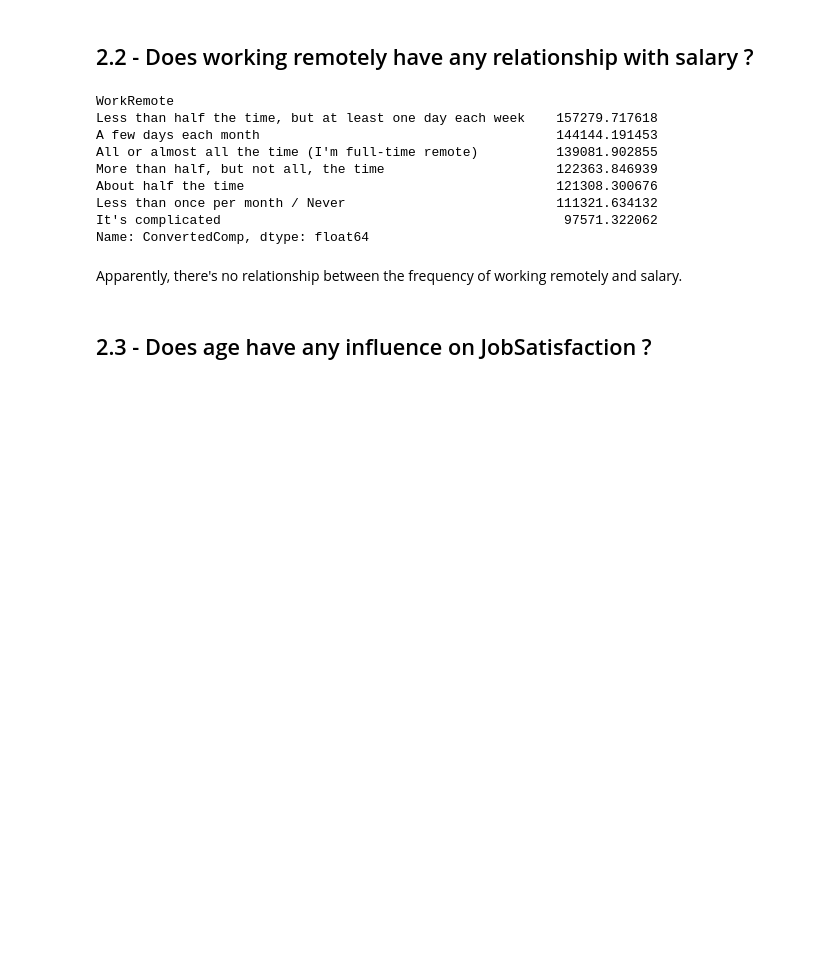
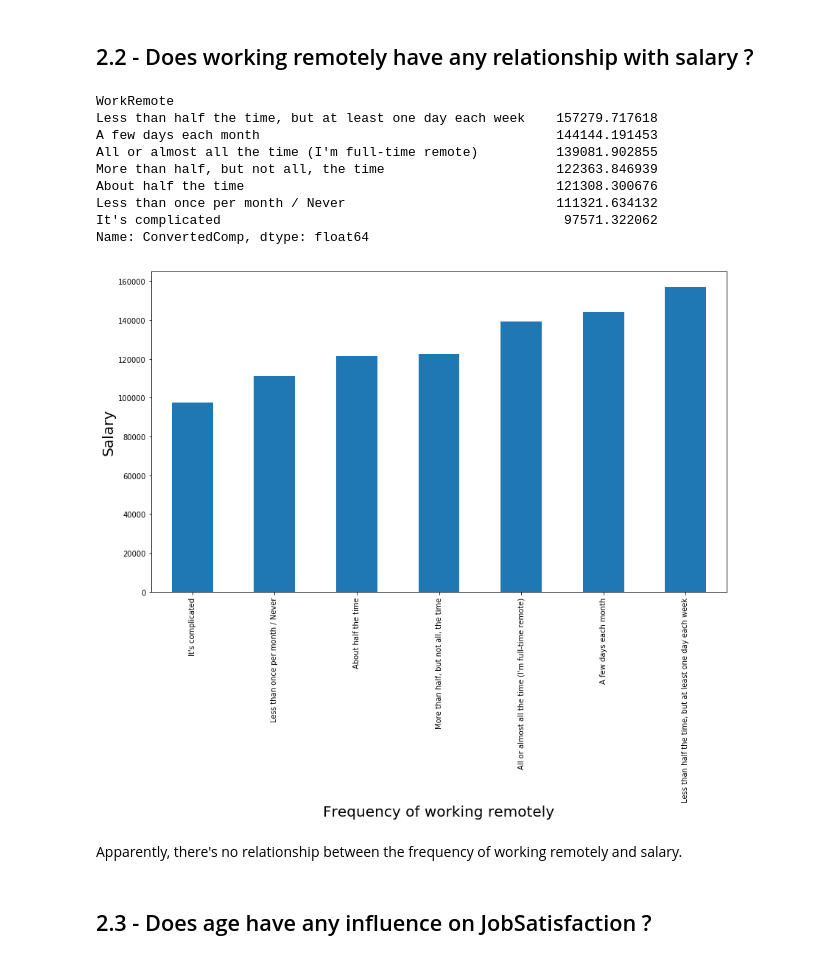
Before and after one commit to Eugeniobr/Project1, a Jupyter notebook: project_1_nb .ipynb, the cells around one changed output. Cells and saved outputs as stored; diff of their text form; code cells hidden in the pictures; blank space fills up the shorter version.

```diff
--- a/project_1_nb .ipynb
+++ b/project_1_nb .ipynb
@@ -209,6 +208,13 @@ About half the time                                        121308.300676
 Less than once per month / Never                           111321.634132
 It's complicated                                            97571.322062
 Name: ConvertedComp, dtype: float64
+# %%
+survey_info.groupby("WorkRemote").mean()["ConvertedComp"].sort_values(ascending=True).plot(kind="bar")
+plt.xlabel("Frequency of working remotely", fontsize=20)
+plt.ylabel("Salary", fontsize=20)
+plt.savefig("remote_salary.jpeg", format="jpeg", bbox_inches = "tight")
+# %% [output]
+[figure, added]
 # %% [markdown]
 Apparently, there's no relationship between the frequency of working remotely and salary.
 # %% [markdown]
```
Also changed, not shown: parts of 3 cells of this notebook.
